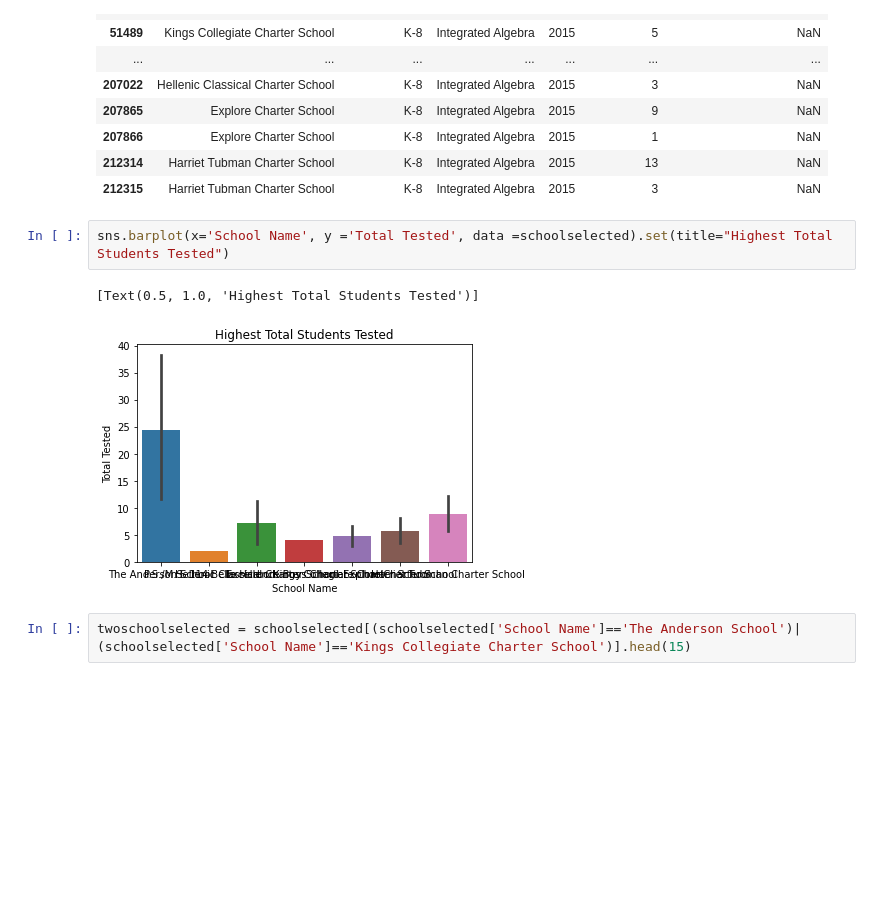
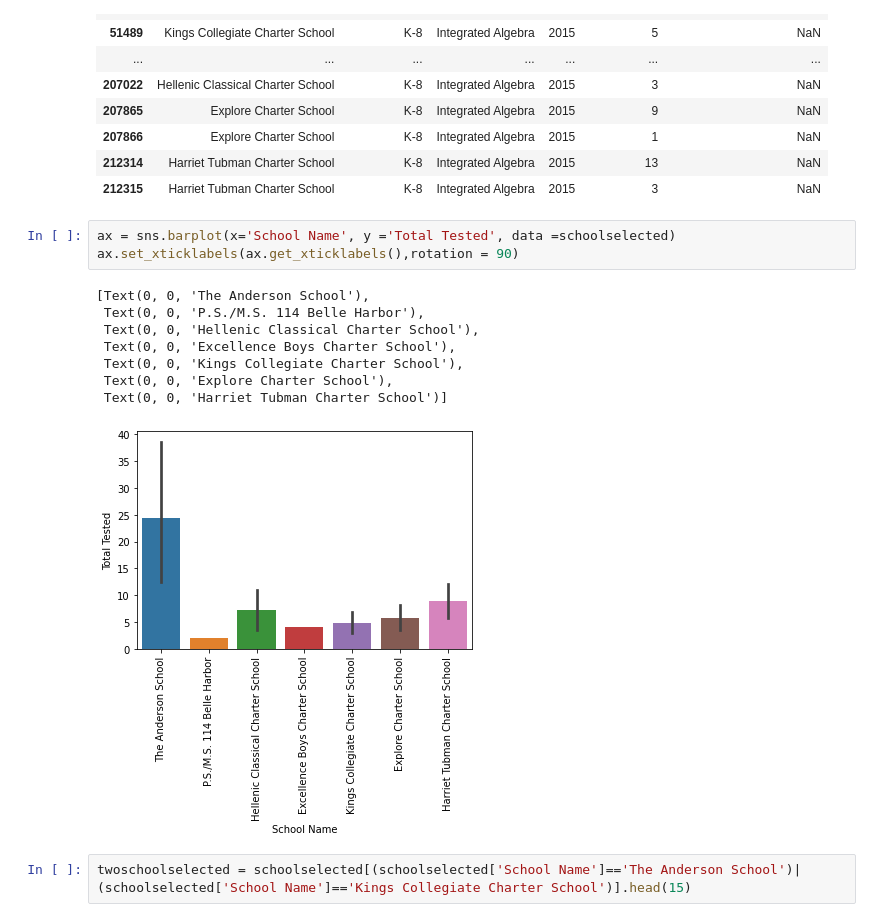
Before and after one commit to leksangpelkey/firstproject, a Jupyter notebook: ProjectAssignment1.ipynb, the cells around one changed output. Cells and saved outputs as stored; diff of their text form; blank space fills up the shorter version.

```diff
--- a/ProjectAssignment1.ipynb
+++ b/ProjectAssignment1.ipynb
@@ -125,10 +125,17 @@ schoolselected
 | 212314 | Harriet Tubman Charter School | K-8 | Integrated Algebra | 2015 | 13 | NaN |
 | 212315 | Harriet Tubman Charter School | K-8 | Integrated Algebra | 2015 | 3 | NaN |
 # %%
-sns.barplot(x='School Name', y ='Total Tested', data =schoolselected).set(title="Highest Total Students Tested")
+ax = sns.barplot(x='School Name', y ='Total Tested', data =schoolselected)
+ax.set_xticklabels(ax.get_xticklabels(),rotation = 90)
 # %% [output]
-[Text(0.5, 1.0, 'Highest Total Students Tested')]
+[Text(0, 0, 'The Anderson School'),
+ Text(0, 0, 'P.S./M.S. 114 Belle Harbor'),
+ Text(0, 0, 'Hellenic Classical Charter School'),
+ Text(0, 0, 'Excellence Boys Charter School'),
+ Text(0, 0, 'Kings Collegiate Charter School'),
+ Text(0, 0, 'Explore Charter School'),
+ Text(0, 0, 'Harriet Tubman Charter School')]
-[figure, old version]
+[figure, new version]
 # %%
 twoschoolselected = schoolselected[(schoolselected['School Name']=='The Anderson School')|(schoolselected['School Name']=='Kings Collegiate Charter School')].head(15)
 # %%
```
Also changed, not shown: parts of 1 cell of this notebook.
